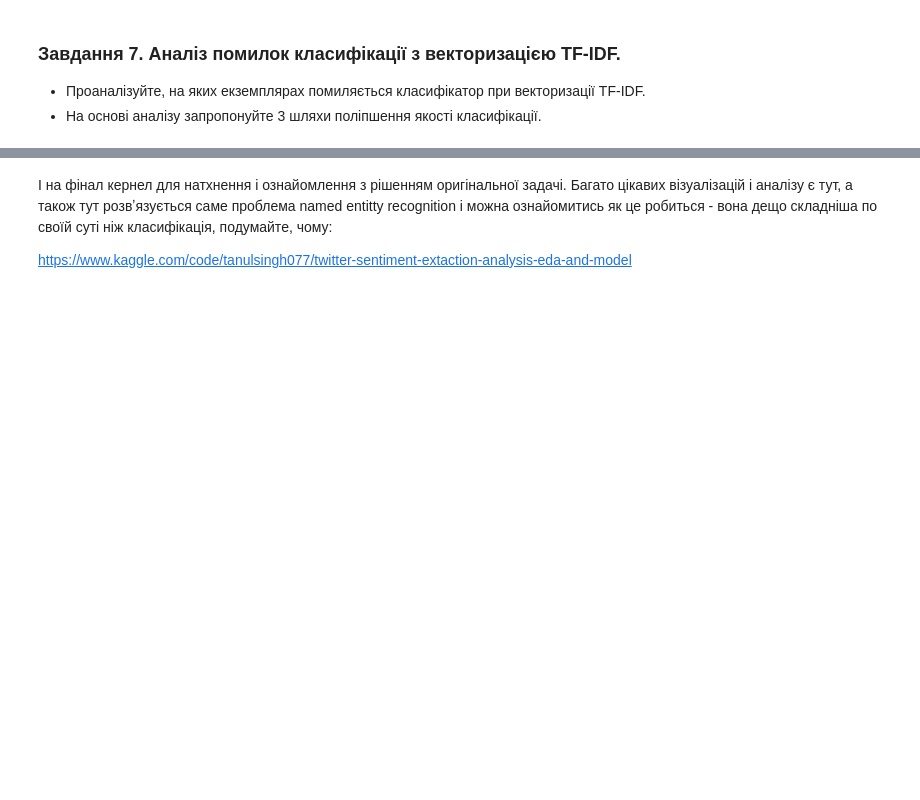
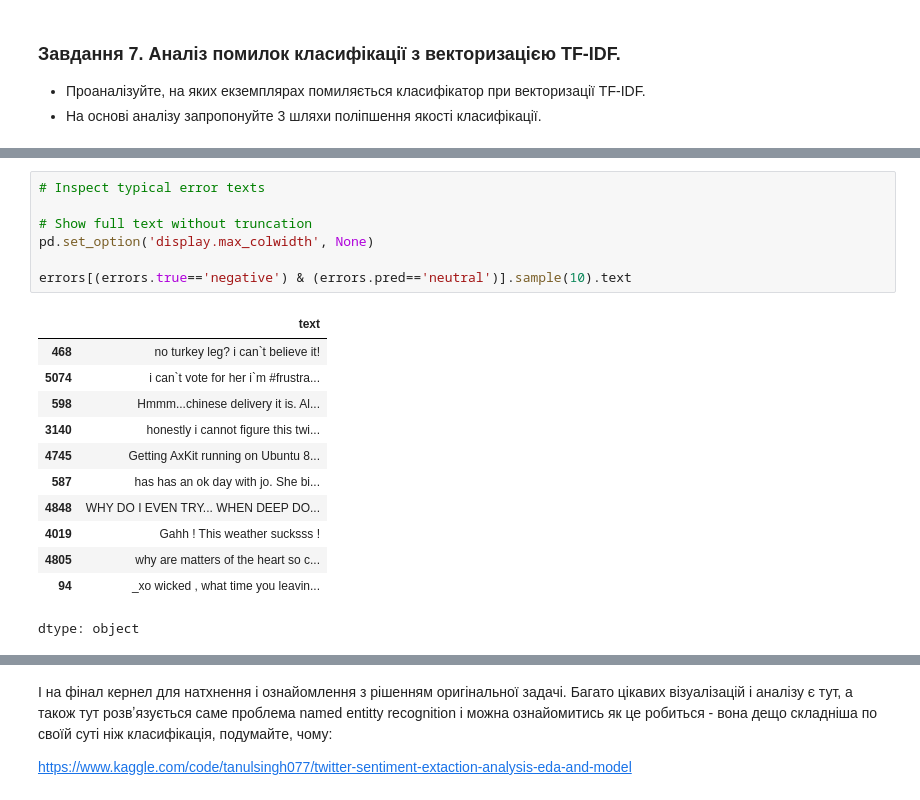
Before and after one commit to Maxstef/data-loves-ml-for-people-course, a Jupyter notebook: notebooks/4_1_nlp_intro/HW_NLP_Classification.ipynb, the cells around one changed output, grey strips where cells are left out. Cells and saved outputs as stored; diff of their text form; blank space fills up the shorter version.

```diff
--- a/notebooks/4_1_nlp_intro/HW_NLP_Classification.ipynb
+++ b/notebooks/4_1_nlp_intro/HW_NLP_Classification.ipynb
@@ -724,0 +942,20 @@ dtype: float64
+# %%
+# Inspect typical error texts
+
+# Show full text without truncation
+pd.set_option('display.max_colwidth', None)
+
+errors[(errors.true=='negative') & (errors.pred=='neutral')].sample(10).text
+# %% [output]
+|  | text |
+| 468 | no turkey leg? i can`t believe it! |
+| 5074 | i can`t vote for her i`m #frustra... |
+| 598 | Hmmm...chinese delivery it is. Al... |
+| 3140 | honestly i cannot figure this twi... |
+| 4745 | Getting AxKit running on Ubuntu 8... |
+| 587 | has has an ok day with jo. She bi... |
+| 4848 | WHY DO I EVEN TRY... WHEN DEEP DO... |
+| 4019 | Gahh ! This weather sucksss ! |
+| 4805 | why are matters of the heart so c... |
+| 94 | _xo wicked , what time you leavin... |
+dtype: object
```
Also changed, not shown: parts of 35 cells of this notebook.
